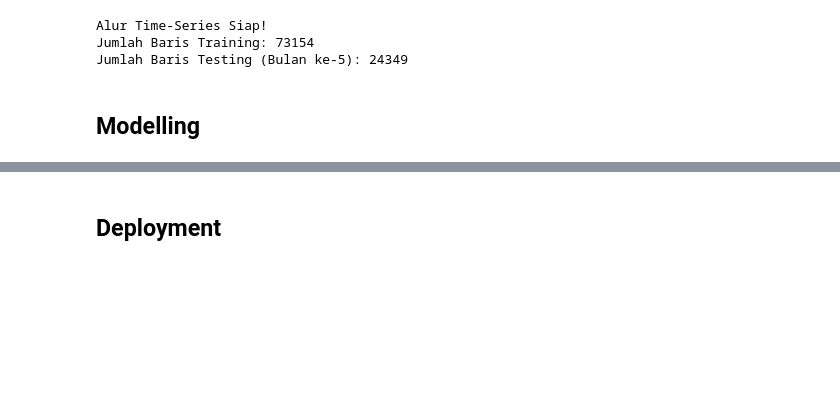
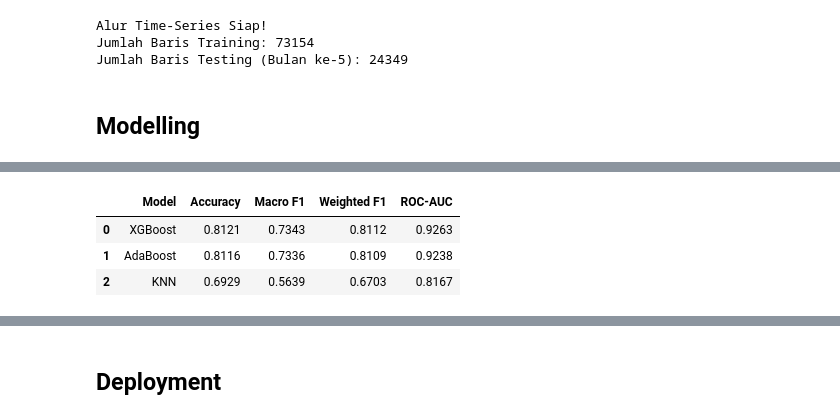
Before and after one commit to ferdycov/stuntingRisk, a Jupyter notebook: risk_prediction_with_ts_final.ipynb, the cells around one changed output, grey strips where cells are left out. Cells and saved outputs as stored; diff of their text form; code cells hidden in the pictures; blank space fills up the shorter version.

```diff
--- a/risk_prediction_with_ts_final.ipynb
+++ b/risk_prediction_with_ts_final.ipynb
@@ -708,22 +624,0 @@ Severely stunted       0.84      0.87      0.85      5704
-# %%
-# AdaBoost dengan base estimator Decision Tree (default, tapi eksplisit lebih jelas)
-ada_model = AdaBoostClassifier(
-    estimator=DecisionTreeClassifier(max_depth=3),  # weak learner
-    n_estimators=200,
-    learning_rate=0.1,
-    random_state=42
-)
-
-print("Training AdaBoost model with time-series data...")
-ada_model.fit(X_train_ts, y_train_ts)
-print("AdaBoost model training complete.\n")
-
-# Prediksi pada test set
-y_pred_ada = ada_model.predict(X_test_ts)
-y_pred_ada_ts = y_pred_ada
-
-# Evaluasi
-accuracy_ada = accuracy_score(y_test_ts, y_pred_ada)
-print(f"AdaBoost Model Accuracy: {accuracy_ada:.4f}")
-print("\nAdaBoost Classification Report:")
-print(classification_report(y_test_ts, y_pred_ada, target_names=le_ts.classes_))
@@ -782,0 +709,9 @@ Severely stunted       0.78      0.66      0.71      5704
+# %%
+# Hasil perbandingan model
+results_df = pd.DataFrame(res)
+results_df
+# %% [output]
+|  | Model | Accuracy | Macro F1 | Weighted F1 | ROC-AUC |
+| 0 | XGBoost | 0.8121 | 0.7343 | 0.8112 | 0.9263 |
+| 1 | AdaBoost | 0.8116 | 0.7336 | 0.8109 | 0.9238 |
+| 2 | KNN | 0.6929 | 0.5639 | 0.6703 | 0.8167 |
```
Also changed, not shown: parts of 28 cells of this notebook, 8 other files.
